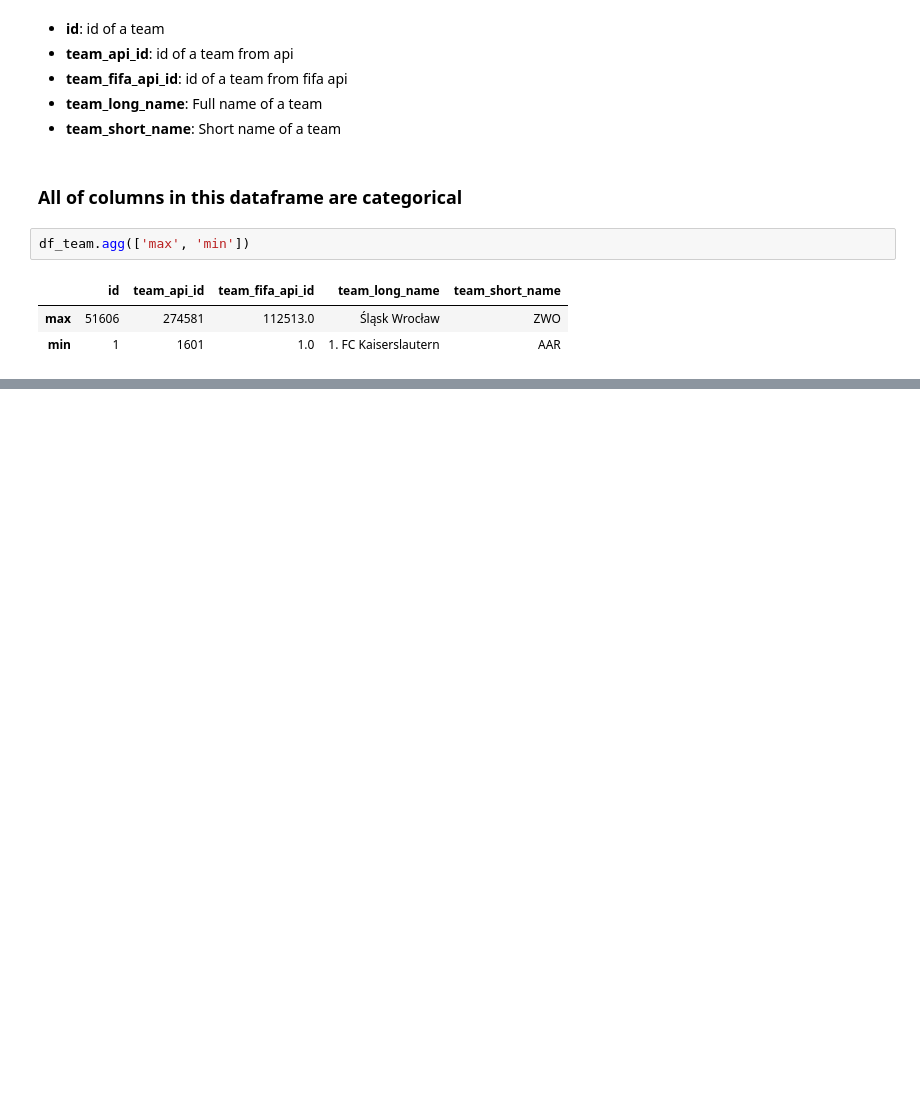
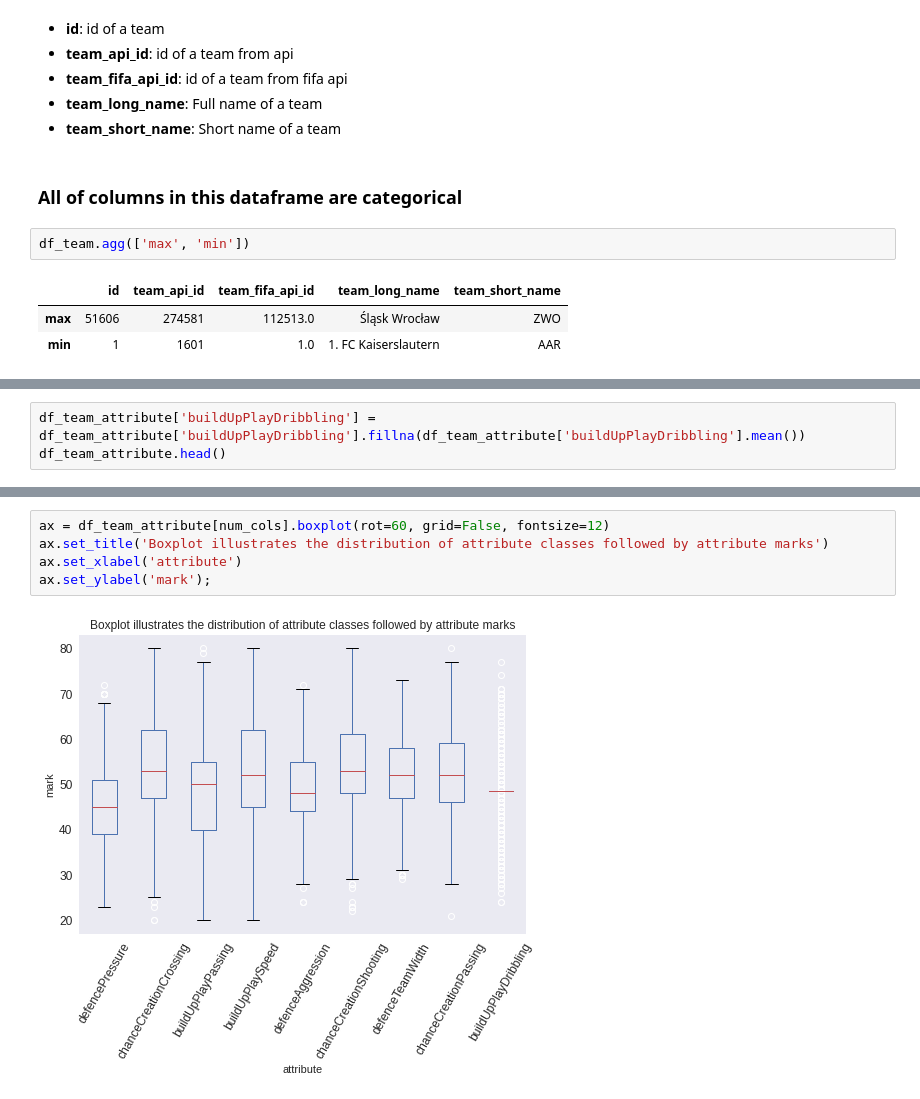
Before and after one commit to hieuhuynhcao/DSProgramming_Final, a Jupyter notebook: analyze.ipynb, the cells around one changed output, grey strips where cells are left out. Cells and saved outputs as stored; diff of their text form; blank space fills up the shorter version.

```diff
--- a/analyze.ipynb
+++ b/analyze.ipynb
@@ -694,0 +973,3 @@ df_team.agg(['max', 'min'])
+# %%
+df_team_attribute['buildUpPlayDribbling'] = df_team_attribute['buildUpPlayDribbling'].fillna(df_team_attribute['buildUpPlayDribbling'].mean())
+df_team_attribute.head()
@@ -694,0 +1015,7 @@ df_team.agg(['max', 'min'])
+# %%
+ax = df_team_attribute[num_cols].boxplot(rot=60, grid=False, fontsize=12)
+ax.set_title('Boxplot illustrates the distribution of attribute classes followed by attribute marks')
+ax.set_xlabel('attribute')
+ax.set_ylabel('mark');
+# %% [output]
+[figure, added]
```
Also changed, not shown: parts of 48 cells of this notebook.
